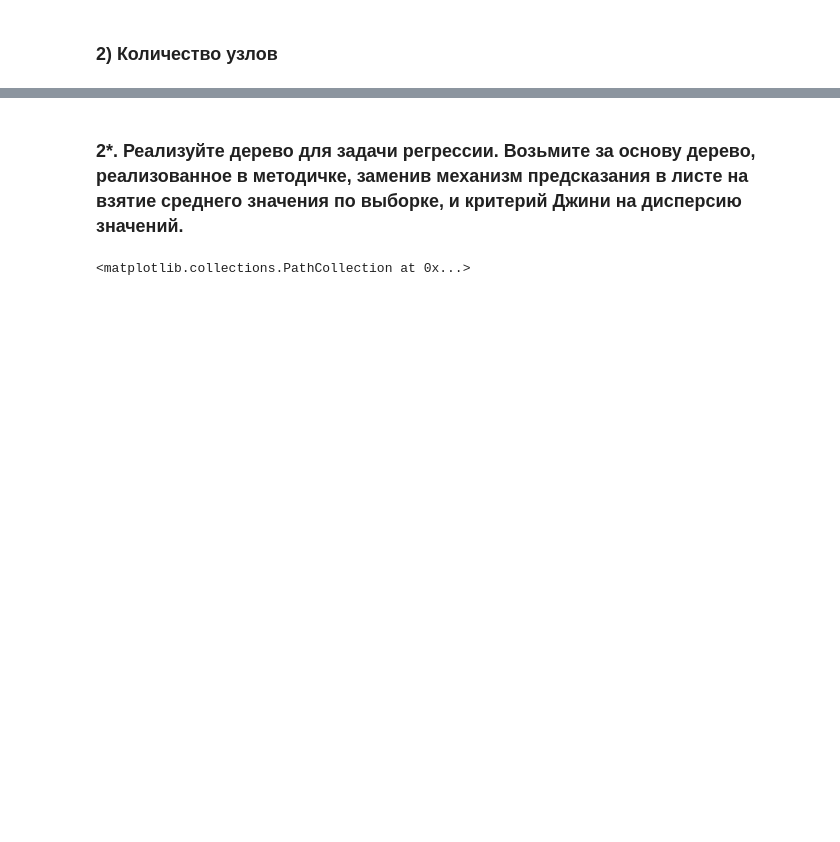
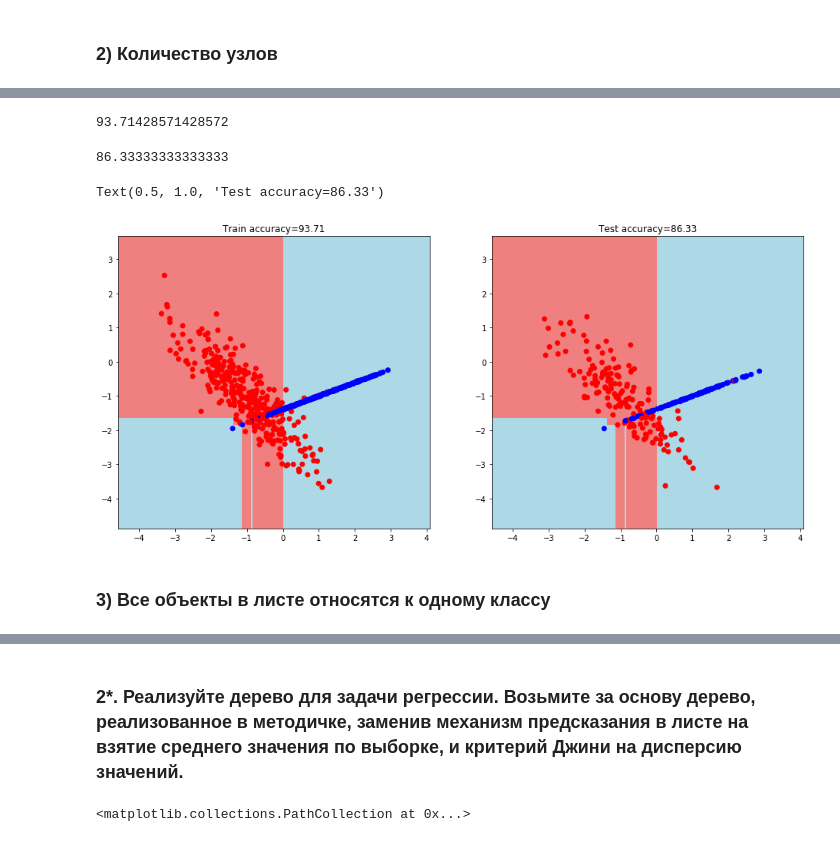
Before and after one commit to navagdenie/AlgDataAn, a Jupyter notebook: Lesson_4_Homework.ipynb, the cells around one changed output, grey strips where cells are left out. Saved outputs shown, nothing was run; the diff lists cells and outputs as text; code cells hidden in the pictures; blank space fills up the shorter version.

```diff
--- a/Lesson_4_Homework.ipynb
+++ b/Lesson_4_Homework.ipynb
@@ -272,2 +269,24 @@ Text(0.5, 1.0, 'Test accuracy=95.00')
 # %% [markdown]
 ### 2) Количество узлов
+# %%
+# Построение дерева с помощью рекурсивной функции
+def build_tree_2(data, labels, max_nodes, nodes_count):
+
+    quality, t, index = find_best_split(data, labels)
+
+    #  Базовый случай - прекращаем рекурсию, когда нет прироста в качества
+    if quality == 0 or max_nodes==0 or max_nodes<=len(nodes_count):
+        return Leaf(data, labels)
+
+    true_data, false_data, true_labels, false_labels = split(data, labels, index, t)
+
+    # Рекурсивно строим два поддерева
+    nodes_count.append("")
+    true_branch = build_tree_2(true_data, true_labels, max_nodes, nodes_count)
+    false_branch = build_tree_2(false_data, false_labels, max_nodes, nodes_count)
+
+    # Возвращаем класс узла со всеми поддеревьями, то есть целого дерева
+    return Node(index, t, true_branch, false_branch)
+# %%
+# Построим дерево по обучающей выборке
+my_tree_2 = build_tree_2(train_data, train_labels, max_nodes=15, nodes_count=[])
@@ -273,0 +319,34 @@ Text(0.5, 1.0, 'Test accuracy=95.00')
+# %%
+# Точность на обучающей выборке
+train_accuracy_2 = accuracy_metric(train_labels, train_answers_2)
+train_accuracy_2
+# %% [output]
+93.71428571428572
+# %%
+# Точность на тестовой выборке
+test_accuracy_2 = accuracy_metric(test_labels, answers_2)
+test_accuracy_2
+# %% [output]
+86.33333333333333
+# %%
+# Визуализируем дерево на графике
+plt.figure(figsize = (16, 7))
+
+# график обучающей выборки
+plt.subplot(1,2,1)
+xx, yy = get_meshgrid(train_data)
+mesh_predictions = np.array(predict(np.c_[xx.ravel(), yy.ravel()], my_tree_2)).reshape(xx.shape)
+plt.pcolormesh(xx, yy, mesh_predictions, cmap = light_colors)
+plt.scatter(train_data[:, 0], train_data[:, 1], c = train_labels, cmap = colors)
+plt.title(f'Train accuracy={train_accuracy_2:.2f}')
+
+# график тестовой выборки
+plt.subplot(1,2,2)
+plt.pcolormesh(xx, yy, mesh_predictions, cmap = light_colors)
+plt.scatter(test_data[:, 0], test_data[:, 1], c = test_labels, cmap = colors)
+plt.title(f'Test accuracy={test_accuracy_2:.2f}')
+# %% [output]
+Text(0.5, 1.0, 'Test accuracy=86.33')
+[figure, added]
+# %% [markdown]
+### 3) Все объекты в листе относятся к одному классу
```
Also changed, not shown: parts of 52 cells of this notebook.
